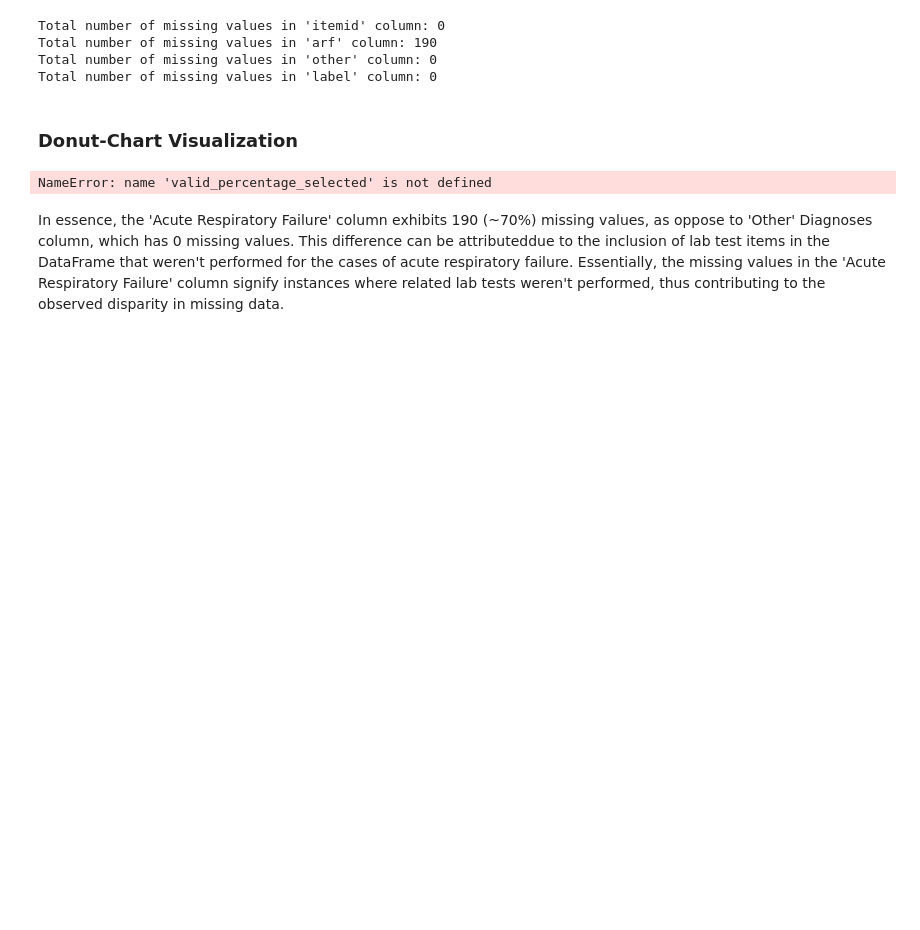
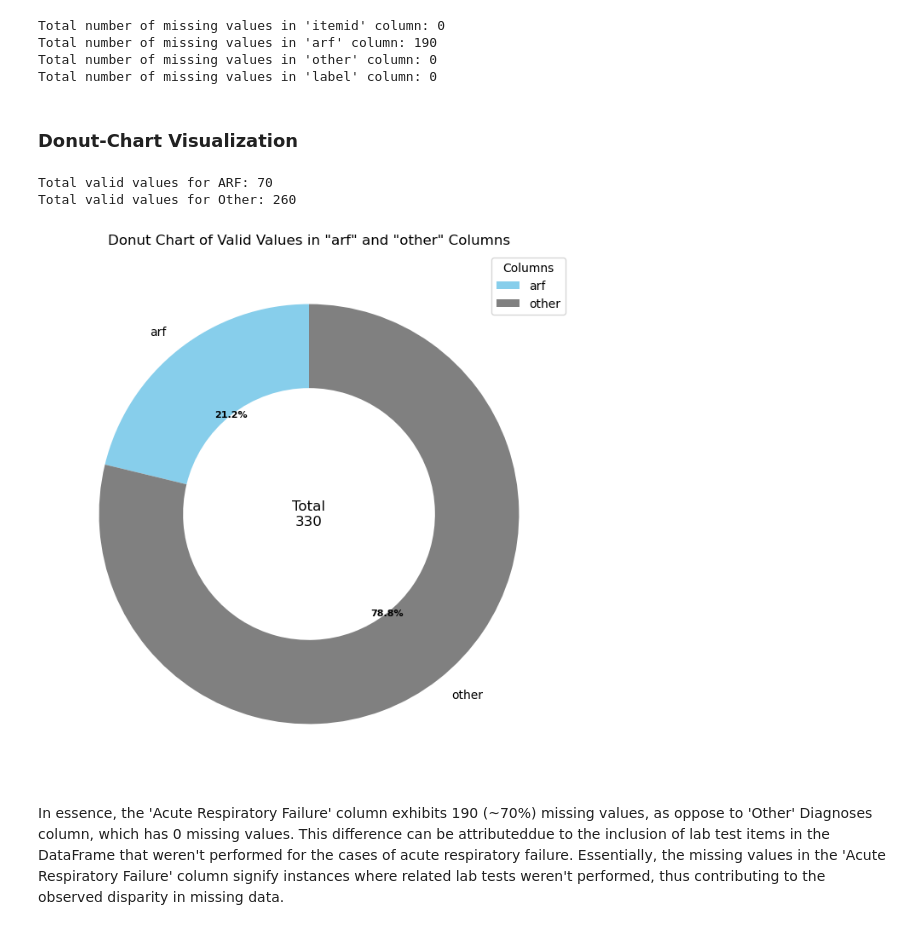
Before and after one commit to Govin9a/DataViz-Project-2023, a Jupyter notebook: DataExploratoryMaster.ipynb, the cells around one changed output. Saved outputs shown, nothing was run; the diff lists cells and outputs as text; code cells hidden in the pictures; blank space fills up the shorter version.

```diff
--- a/DataExploratoryMaster.ipynb
+++ b/DataExploratoryMaster.ipynb
@@ -211,30 +211,40 @@ Total number of missing values in 'other' column: 0
 Total number of missing values in 'label' column: 0
 # %% [markdown]
 ### Donut-Chart Visualization
+# %%
+valid_values_arf = DataFrame['arf'].count()
+valid_values_other = DataFrame['other'].count()
+
+print(f'Total valid values for ARF: {valid_values_arf}')
+print(f'Total valid values for Other: {valid_values_other}')
+# %% [output]
+Total valid values for ARF: 70
+Total valid values for Other: 260
 # %%
-#Set the valid percentage for 'arf'
-valid_percentage_selected['arf'] = 1.4
+# Example data for valid percentage selected
+valid_percentage_selected = {'arf': valid_values_arf, 'other': valid_values_other}
+
 #Calculate the total number of valid values
-total_valid_values = valid_percentage_selected.sum()
+total_valid_values = sum(valid_percentage_selected.values())
 #Set colors for 'arf' and 'other'
 colors = ['skyblue', 'grey']
 #Plot a donut chart for valid values in 'arf' and 'other'
 plt.figure(figsize=(8, 8))
-wedges, texts, autotexts = plt.pie(valid_percentage_selected, labels=valid_percentage_selected.index, autopct=lambda p: '{:.1f}%'.format(p), startangle=90, wedgeprops=dict(width=0.4), colors=colors, textprops=dict(color="black"))
+wedges, texts, autotexts = plt.pie(valid_percentage_selected.values(), labels=valid_percentage_selected.keys(), autopct=lambda p: '{:.1f}%'.format(p), startangle=90, wedgeprops=dict(width=0.4), colors=colors, textprops=dict(color="black"))
 #Add the total number
 total_text = plt.text(0, 0, f'Total\n{int(total_valid_values)}', ha='center', va='center', fontsize=12, color='black')
 # Add a legend
-plt.legend(valid_percentage_selected.index, title='Columns', loc='upper right')
+plt.legend(valid_percentage_selected.keys(), title='Columns', loc='upper right')
 #adjust the circle for the donut effect
 plt.gca().add_artist(plt.Circle((0, 0), 0.3, color='white'))
 #Adjust the position of the percentage labels and total number
 for text, autotext in zip(texts + [total_text], autotexts):
     text.set(size=10)
     autotext.set(size=8, weight='bold')
 plt.title('Donut Chart of Valid Values in "arf" and "other" Columns')
 plt.show()
 # %% [output]
-NameError: name 'valid_percentage_selected' is not defined
+[figure, added]
 # %% [markdown]
 In essence, the 'Acute Respiratory Failure' column exhibits 190 (~70%) missing values, as oppose to 'Other' Diagnoses column, which has 0 missing values. This difference can be attributeddue to the inclusion of lab test items in the DataFrame that weren't performed for the cases of acute respiratory failure. Essentially, the missing values in the 'Acute Respiratory Failure' column signify instances where related lab tests weren't performed, thus contributing to the observed disparity in missing data.
 # %%
```
Also changed, not shown: parts of 16 cells of this notebook.
